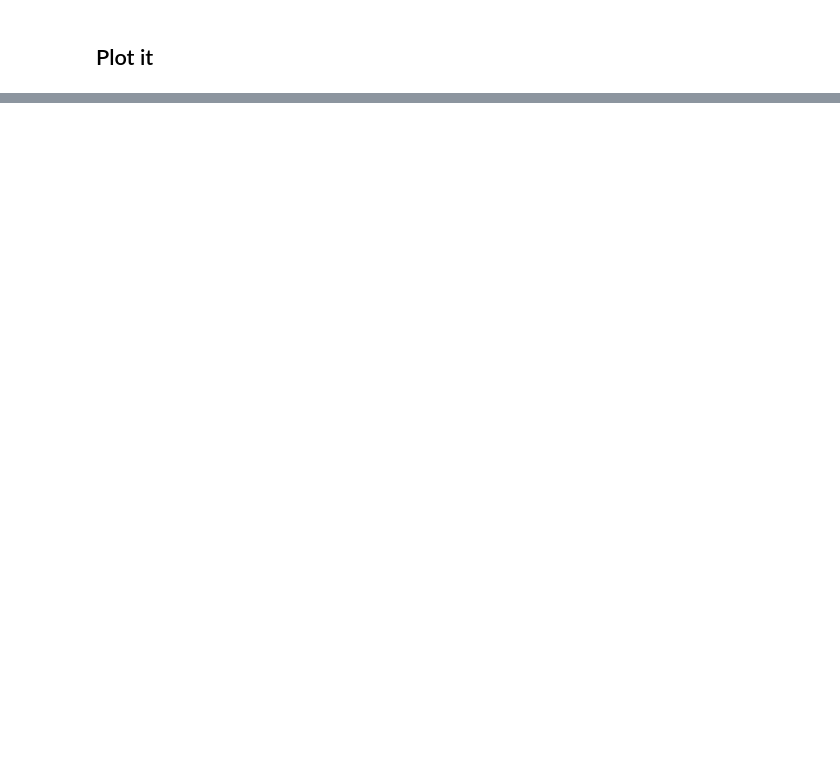
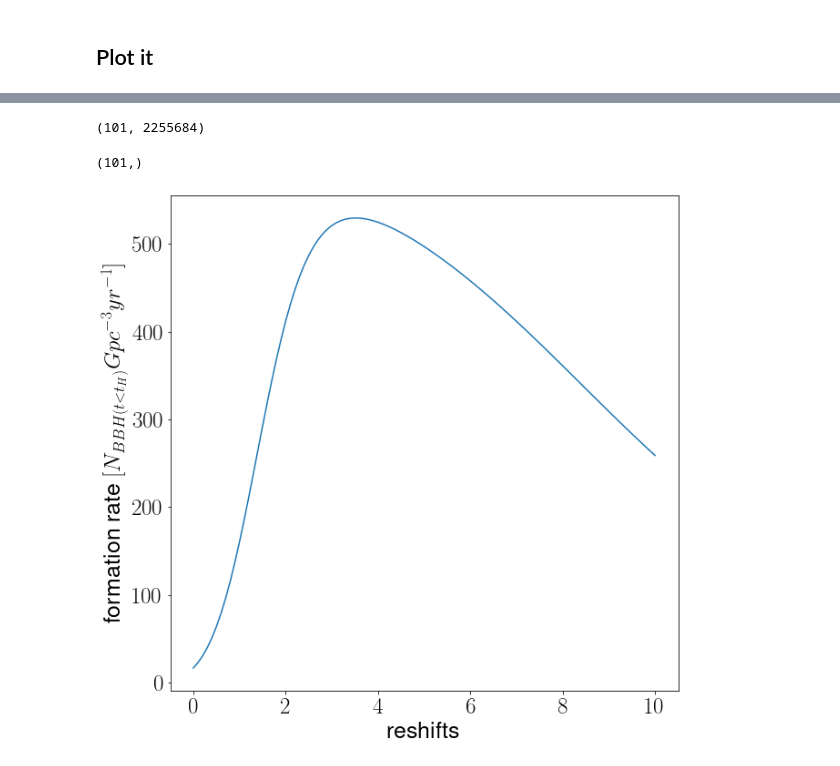
Before and after one commit to LiekeVanSon/SFRD_effects, a Jupyter notebook: SFRD_From_Start_to_Finish.ipynb, the cells around one changed output, grey strips where cells are left out. Drawn from its saved outputs; the diff is of its cells as text; code cells hidden in the pictures; blank space fills up the shorter version.

```diff
--- a/SFRD_From_Start_to_Finish.ipynb
+++ b/SFRD_From_Start_to_Finish.ipynb
@@ -671,0 +804,26 @@ saving here /Users/lieke/surfdrive/Documents/SFRD_effects/plots/SFR_redshift.pdf
+# %%
+digitized_metals = np.digitize(BBH_table['Metallicity@ZAMS(1)'], metallicities)
+dpdZmatrix       = dPdlogZ[:, digitized_metals]
+
+formation_rate = (sfr[:,np.newaxis]/Average_SF_mass_needed) * dpdZmatrix/p_draw_metallicity * BBH_table['mixture_weight']
+print(np.shape(formation_rate))
+# %% [output]
+(101, 2255684)
+# %%
+
+formation_rate_per_z = np.sum(formation_rate, axis = 1)
+np.shape(formation_rate_per_z)
+# %% [output]
+(101,)
+# %%
+################
+fig, ax = plt.subplots(figsize = (10,10))
+
+plt.plot(redshifts, formation_rate_per_z)
+plt.xlabel('reshifts')
+plt.ylabel('formation rate $[N_{BBH (t <t_H)} Gpc^{-3} yr^{-1}]$')
+# plt.yscale('log')
+# plt.xlim(0,2)
+plt.show()
+# %% [output]
+[figure, added]
```
Also changed, not shown: parts of 20 cells of this notebook.
